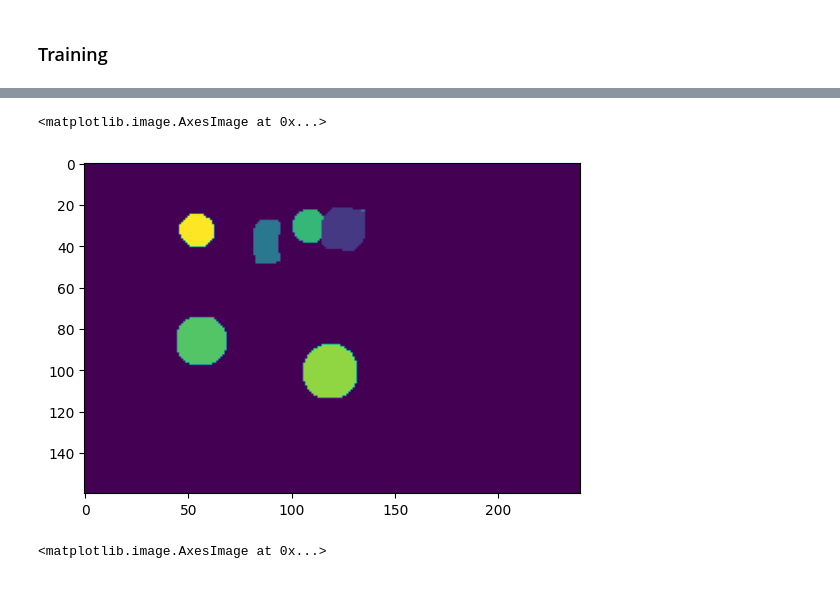
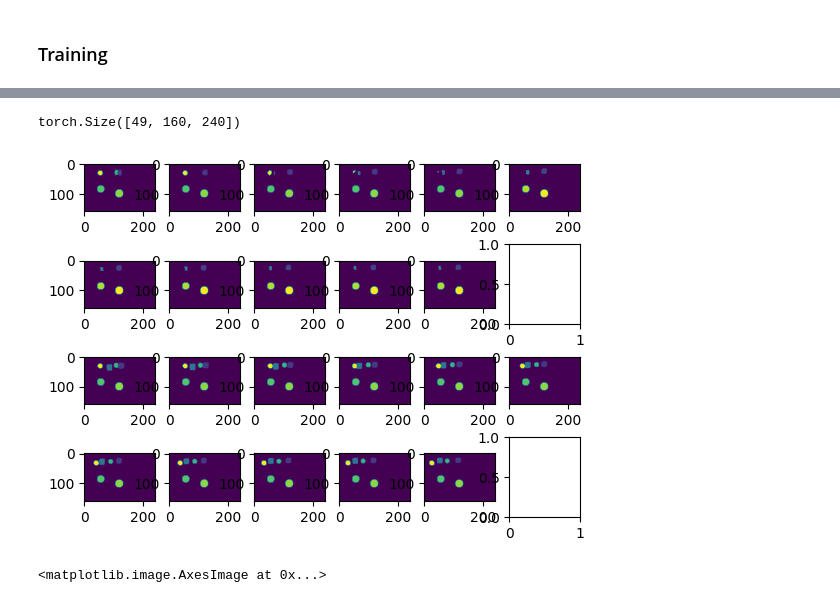
Before and after one commit to swappysh/FutureFramesDL, a Jupyter notebook: segmentation.ipynb, the cells around one changed output, grey strips where cells are left out. Drawn from its saved outputs; the diff is of its cells as text; code cells hidden in the pictures.

```diff
--- a/segmentation.ipynb
+++ b/segmentation.ipynb
@@ -871,7 +1265,8 @@ model = seq2seq(input_dim=49,
              kernel_size=(3, 3),
              batch_first=True,
              bias=True,
-             return_all_layers=False)
+             return_all_layers=False,
+             bidirectional=True)
 
 cuda_count = torch.cuda.device_count()
 if cuda_count > 1:
@@ -967,16 +1377,16 @@ tensor(4.4266, device='cuda:0', grad_fn=<DivBackward1>)
 # %%
-_, axis = plt.subplots(4, 6, figsize=(20, 10))
-for i in range(11):
-    axis[i//6, i%6].imshow(x[0, i, :, :, :].softmax(dim=0).argmax(dim=0).cpu().numpy())
-# axis[1, 5].imshow(y[0, :, :, :].argmax(dim=0).cpu().numpy())
-axis[1, 5].imshow(y.softmax(dim=1)[0].softmax(dim=0).argmax(dim=0).cpu().numpy())
+# _, axis = plt.subplots(4, 6, figsize=(20, 10))
+# for i in range(11):
+#     axis[i//6, i%6].imshow(x[0, i, :, :, :].softmax(dim=0).argmax(dim=0).cpu().numpy())
+# # axis[1, 5].imshow(y[0, :, :, :].argmax(dim=0).cpu().numpy())
+# axis[1, 5].imshow(y.softmax(dim=1)[0].softmax(dim=0).argmax(dim=0).cpu().numpy())
 
-labels, target = next(iter(labeled_loader))
-# print(labels.shape)
-for i in range(11):
-    # print(labels[0].shape)
-    # axis[2+ i//6, i%6].imshow(labels[0, i, :, :].cpu().numpy())
-    axis[2+ i//6, i%6].imshow(F.one_hot(labels[0, i, :, :].long(), num_classes=49).permute(2, 0, 1).argmax(dim=0).cpu().numpy())
-# axis[3, 5].imshow(target[0, :, :].cpu().numpy())
-axis[3, 5].imshow(F.one_hot(target[0, :, :].long(), num_classes=49).permute(2, 0, 1).float().argmax(dim=0).cpu().numpy())
-plt.show()
+# labels, target = next(iter(labeled_loader))
+# # print(labels.shape)
+# for i in range(11):
+#     # print(labels[0].shape)
+#     # axis[2+ i//6, i%6].imshow(labels[0, i, :, :].cpu().numpy())
+#     axis[2+ i//6, i%6].imshow(F.one_hot(labels[0, i, :, :].long(), num_classes=49).permute(2, 0, 1).argmax(dim=0).cpu().numpy())
+# # axis[3, 5].imshow(target[0, :, :].cpu().numpy())
+# axis[3, 5].imshow(F.one_hot(target[0, :, :].long(), num_classes=49).permute(2, 0, 1).float().argmax(dim=0).cpu().numpy())
+# plt.show()
@@ -1018,7 +1444,7 @@ plt.show()
 model.eval()
 
 output = model(F.one_hot(labeled_subset[0][0].unsqueeze(0).long(), num_classes=49).permute(0, 1, 4, 2, 3).to(device),
-               F.one_hot(labeled_subset[0][1].unsqueeze(0).long(), num_classes=49).permute(0, 3, 1, 2).to(device))
+               F.one_hot(labeled_subset[0][1].unsqueeze(0).long(), num_classes=49).permute(0, 1, 4, 2, 3).to(device))
 
 print(trick_subset[0][0].unsqueeze(0).shape, trick_subset[0][1].unsqueeze(0).shape)
 output2 = model(trick_subset[0][0].unsqueeze(0).to(device),
@@ -1034,8 +1460,16 @@ tensor(3.8728, device='cuda:0', grad_fn=<DivBackward1>)
-# %%
-plt.imshow(output[0].argmax(1)[0].cpu())
-# %% [output]
-<matplotlib.image.AxesImage at 0x...>
-[figure, removed]
+# %%
+output[0][0,0].shape
+# %% [output]
+torch.Size([49, 160, 240])
+# %%
+_, axis = plt.subplots(4, 6)
+for i in range(11):
+    axis[i//6, i%6].imshow(output[0][0, i, :, :, :].argmax(dim=0).cpu().numpy())
+
+for i in range(11):
+    axis[2+ i//6, i%6].imshow(output[1][0, i, :, :, :].argmax(dim=0).cpu().numpy())
+# %% [output]
+[figure, added]
 # %%
 plt.imshow(output2[0].argmax(1)[0].cpu())
 # %% [output]
```
Also changed, not shown: parts of 30 cells of this notebook.
